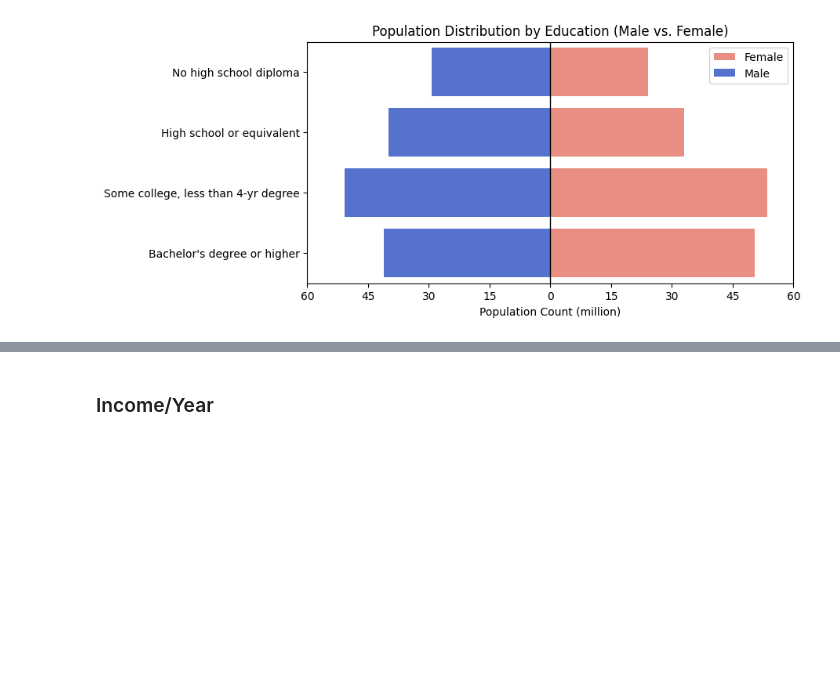
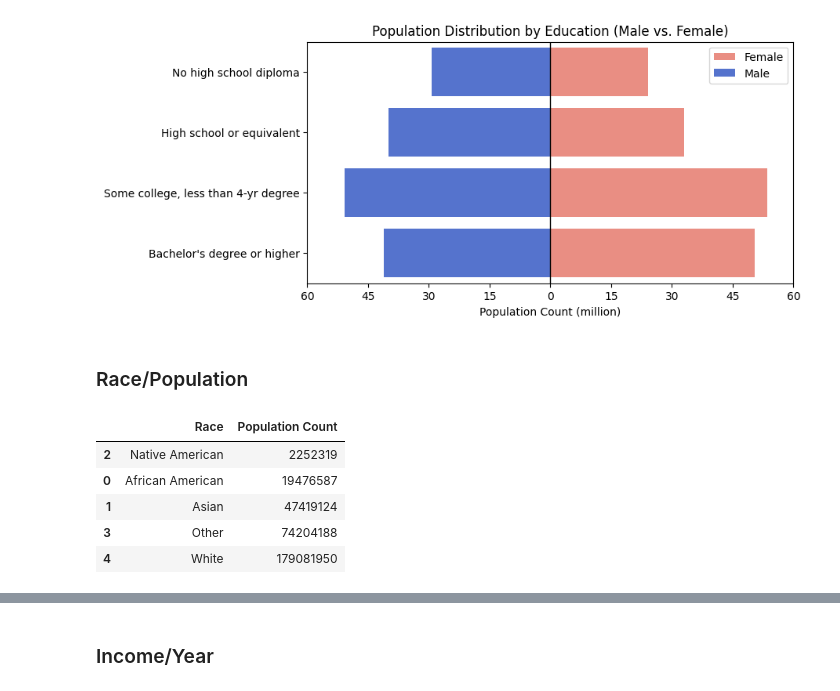
Before and after one commit to ibrahimmkhalid/housing-crisis-california-project, a Jupyter notebook: 3_visualizations.ipynb, the cells around one changed output, grey strips where cells are left out. Saved outputs shown, nothing was run; the diff lists cells and outputs as text; code cells hidden in the pictures; blank space fills up the shorter version.

```diff
--- a/3_visualizations.ipynb
+++ b/3_visualizations.ipynb
@@ -220,3 +220,27 @@ plt.xticks(
 plt.show()
 # %% [output]
 [figure]
+# %% [markdown]
+### Race/Population
+# %%
+rp_df = (
+    df[
+        (df["Age"] != "00 to 17")
+        & (df["Age"] != "65 to 80+")
+        & (df["Educational Attainment"] != "Children under 15")
+    ]
+    .drop(columns=["Year", "Age", "Personal Income", "Gender", "Educational Attainment"])
+    .groupby(["Race"])
+    .sum()
+    .reset_index()
+    .copy()
+)
+rp_df = rp_df.sort_values(by="Population Count", ascending=True)
+rp_df.head()
+# %% [output]
+|  | Race | Population Count |
+| 2 | Native American | 2252319 |
+| 0 | African American | 19476587 |
+| 1 | Asian | 47419124 |
+| 3 | Other | 74204188 |
+| 4 | White | 179081950 |
```
Also changed, not shown: parts of 1 cell of this notebook.
